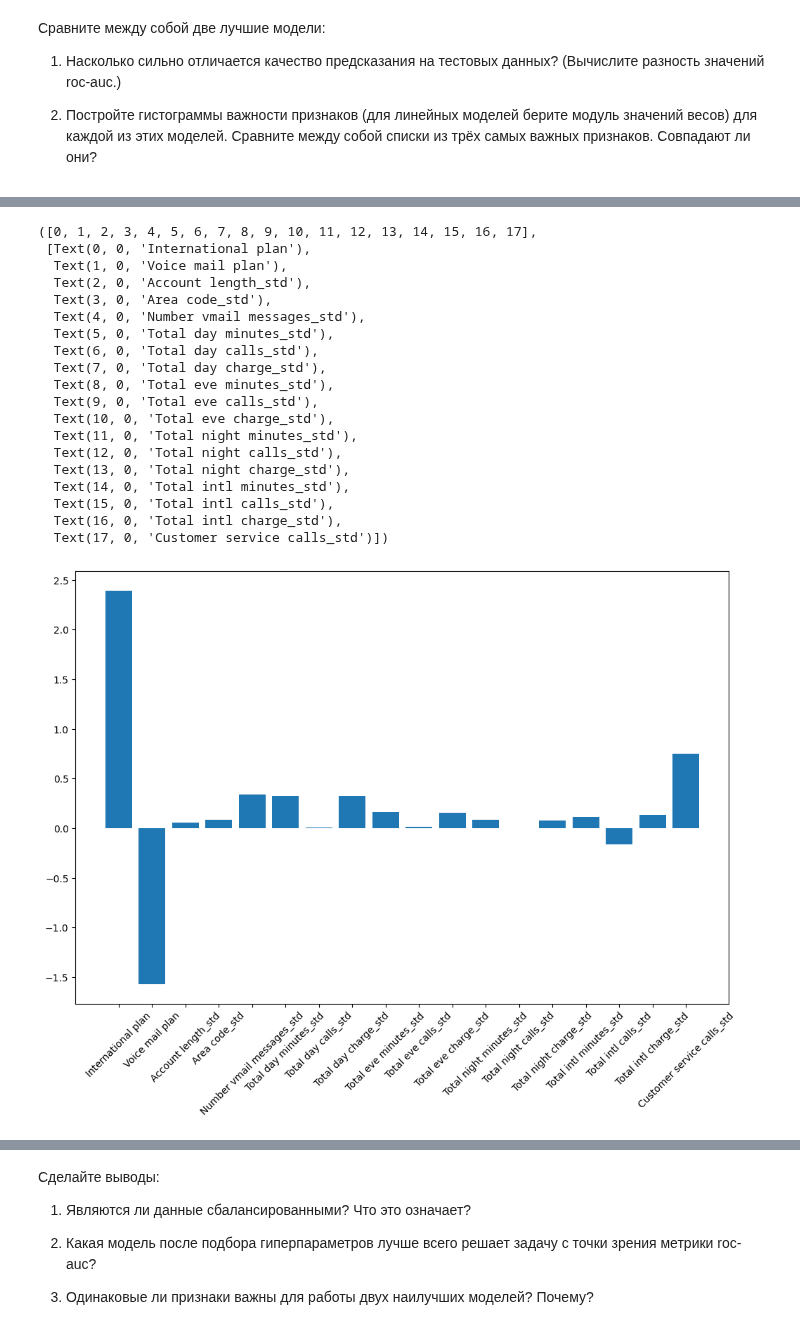
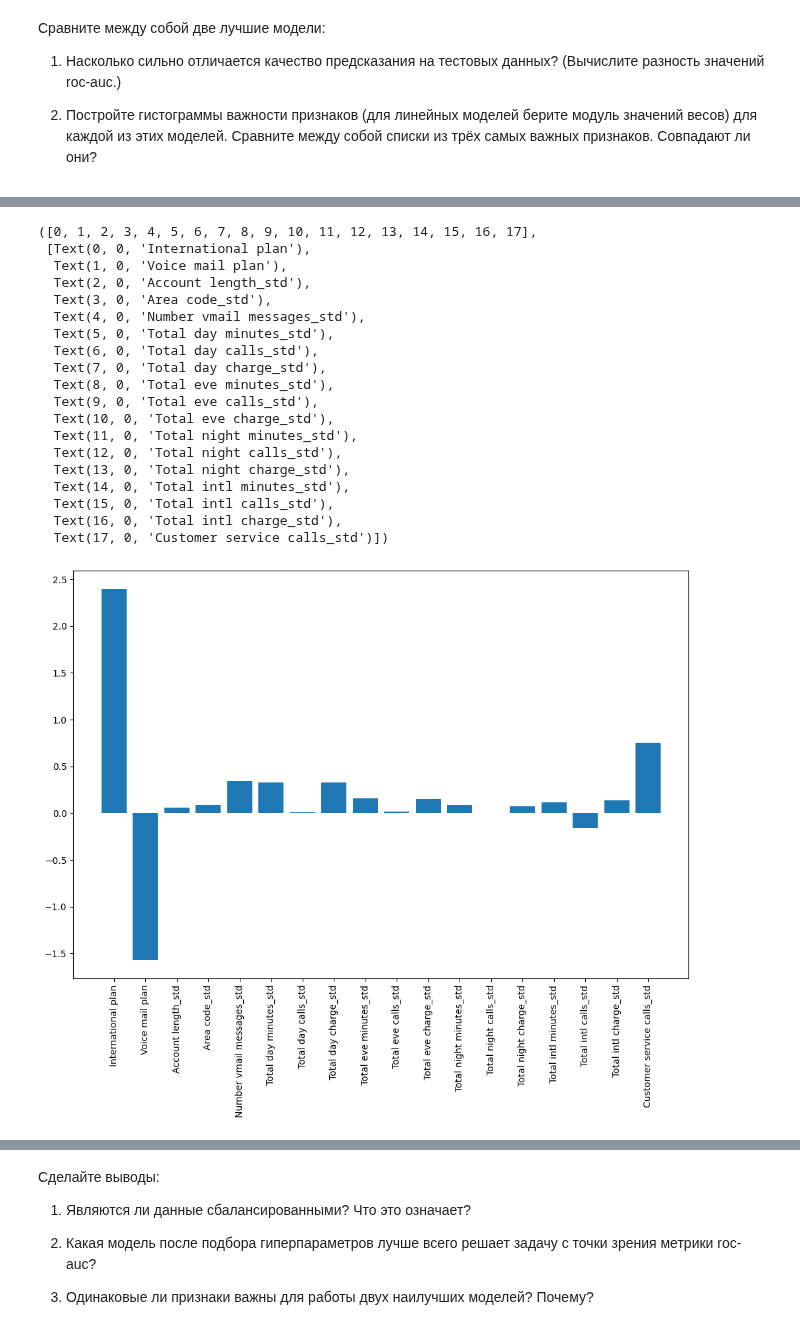
Before and after one commit to IgorKolotushkin/machine_learning_ds, a Jupyter notebook: hw7/Практическая работа. Логическая классификация. Деревья решений.ipynb, the cells around one changed output, grey strips where cells are left out. Drawn from its saved outputs; the diff is of its cells as text; code cells hidden in the pictures.

```diff
--- a/hw7/Практическая работа. Логическая классификация. Деревья решений.ipynb
+++ b/hw7/Практическая работа. Логическая классификация. Деревья решений.ipynb
@@ -349,28 +349,28 @@ plt.xticks(rotation=45)
 # %%
 plt.figure(figsize=(12,8))
 plt.bar(x_train.columns, best_lr.coef_[0])
-plt.xticks(rotation=45)
+plt.xticks(rotation=90)
 # %% [output]
 ([0, 1, 2, 3, 4, 5, 6, 7, 8, 9, 10, 11, 12, 13, 14, 15, 16, 17],
  [Text(0, 0, 'International plan'),
   Text(1, 0, 'Voice mail plan'),
   Text(2, 0, 'Account length_std'),
   Text(3, 0, 'Area code_std'),
   Text(4, 0, 'Number vmail messages_std'),
   Text(5, 0, 'Total day minutes_std'),
   Text(6, 0, 'Total day calls_std'),
   Text(7, 0, 'Total day charge_std'),
   Text(8, 0, 'Total eve minutes_std'),
   Text(9, 0, 'Total eve calls_std'),
   Text(10, 0, 'Total eve charge_std'),
   Text(11, 0, 'Total night minutes_std'),
   Text(12, 0, 'Total night calls_std'),
   Text(13, 0, 'Total night charge_std'),
   Text(14, 0, 'Total intl minutes_std'),
   Text(15, 0, 'Total intl calls_std'),
   Text(16, 0, 'Total intl charge_std'),
   Text(17, 0, 'Customer service calls_std')])
-[figure, old version]
+[figure, new version]
 # %%
 plt.figure(figsize=(12,8))
 plt.bar(x_train.columns, best_svc.coef_[0])
```
Also changed, not shown: parts of 2 cells of this notebook.
